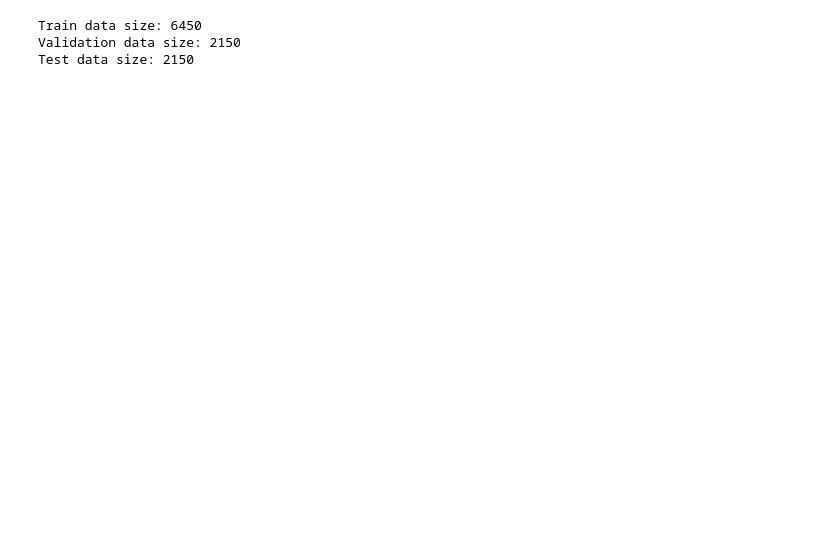
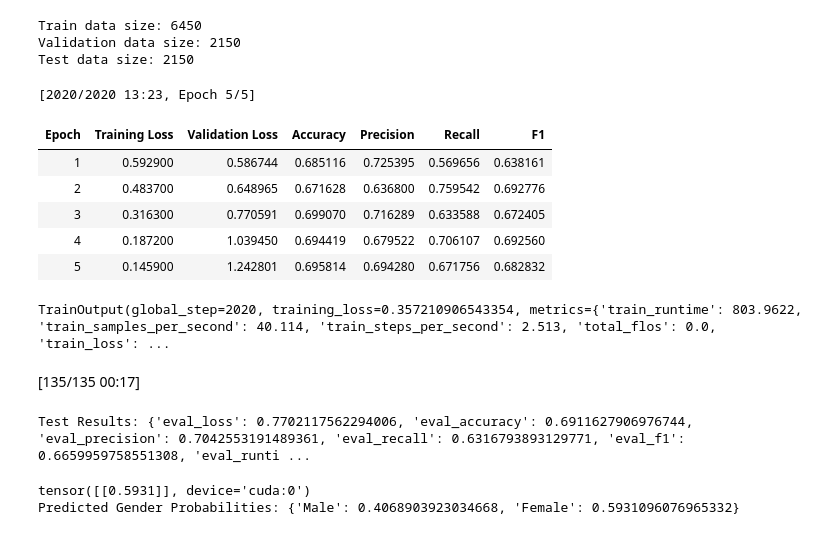
Before and after one commit to 5usan/Few-Shot-GNN-LLM, a Jupyter notebook: data-related/twitter-data.ipynb, the cells around one changed output. Drawn from its saved outputs; the diff is of its cells as text; code cells hidden in the pictures; blank space fills up the shorter version.

Commit message:
ADDED: implementation of bert model

```diff
--- a/data-related/twitter-data.ipynb
+++ b/data-related/twitter-data.ipynb
@@ -117,7 +118,7 @@ def build_edges(features, threshold=0.5):
                 edges.append((j, i))
     return edges
 
-edges = build_edges(feature_embeddings, threshold=0.8)
+edges = build_edges(feature_embeddings.to("cpu"), threshold=0.8)
 edges
 # %% [output]
 [(0, 0),
@@ -471,0 +499,51 @@ test_dataset = GenderDataset(test_encodings, test_labels.tolist())
+# %%
+def compute_metrics(eval_pred):
+    logits, labels = eval_pred
+    preds = (torch.sigmoid(torch.tensor(logits)) > 0.5).numpy().astype(int)  # Convert logits to binary predictions
+    labels = labels.astype(int)
+
+    acc = accuracy_score(labels, preds)
+    precision, recall, f1, _ = precision_recall_fscore_support(labels, preds, average="binary")
+
+    return {"accuracy": acc, "precision": precision, "recall": recall, "f1": f1}
+# %%
+training_args = TrainingArguments(
+    output_dir="./bertResults",
+    evaluation_strategy="epoch",
+    save_strategy="epoch",
+    learning_rate=2e-5,
+    per_device_train_batch_size=16,
+    per_device_eval_batch_size=16,
+    num_train_epochs=5,
+    weight_decay=0.01,
+    logging_dir='./logs',
+    logging_steps=100,
+    load_best_model_at_end=True,
+    metric_for_best_model="accuracy",
+    report_to="none",
+)
+# %%
+trainer = Trainer(
+    model=model,
+    args=training_args,
+    train_dataset=train_dataset,
+    eval_dataset=val_dataset,
+    compute_metrics=compute_metrics
+)
+# %%
+trainer.train()
+# %% [output]
+[2020/2020 13:23, Epoch 5/5]
+| Epoch | Training Loss | Validation Loss | Accuracy | Precision | Recall | F1 |
+| 1 | 0.592900 | 0.586744 | 0.685116 | 0.725395 | 0.569656 | 0.638161 |
+| 2 | 0.483700 | 0.648965 | 0.671628 | 0.636800 | 0.759542 | 0.692776 |
+| 3 | 0.316300 | 0.770591 | 0.699070 | 0.716289 | 0.633588 | 0.672405 |
+| 4 | 0.187200 | 1.039450 | 0.694419 | 0.679522 | 0.706107 | 0.692560 |
+| 5 | 0.145900 | 1.242801 | 0.695814 | 0.694280 | 0.671756 | 0.682832 |
+TrainOutput(global_step=2020, training_loss=0.357210906543354, metrics={'train_runtime': 803.9622, 'train_samples_per_second': 40.114, 'train_steps_per_second': 2.513, 'total_flos': 0.0, 'train_loss': ...
+# %%
+test_results = trainer.evaluate(test_dataset)
+print(f'Test Results: {test_results}')
+# %% [output]
+[135/135 00:17]
+Test Results: {'eval_loss': 0.7702117562294006, 'eval_accuracy': 0.6911627906976744, 'eval_precision': 0.7042553191489361, 'eval_recall': 0.6316793893129771, 'eval_f1': 0.6659959758551308, 'eval_runti ...
@@ -471,0 +558,7 @@ test_dataset = GenderDataset(test_encodings, test_labels.tolist())
+# %%
+example_text = "I love watching football and playing video games."
+prediction = predict(example_text)
+print(f"Predicted Gender Probabilities: {prediction}")
+# %% [output]
+tensor([[0.5931]], device='cuda:0')
+Predicted Gender Probabilities: {'Male': 0.4068903923034668, 'Female': 0.5931096076965332}
```
Also changed, not shown: parts of 8 cells of this notebook, 1 other file.
